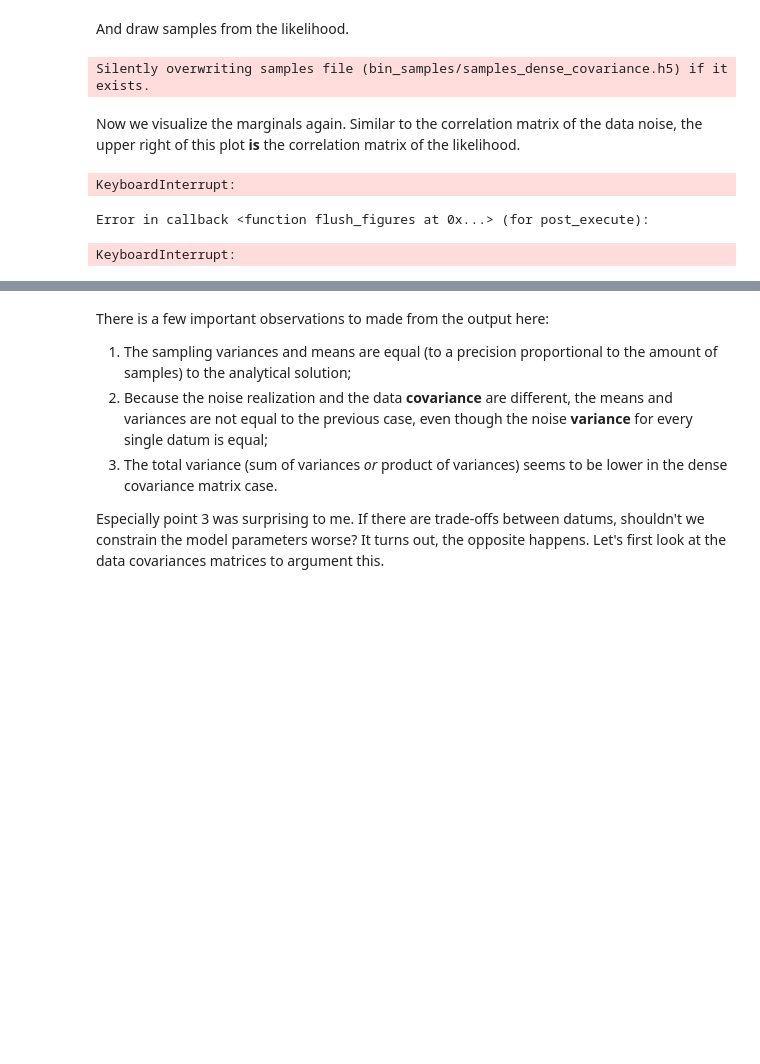
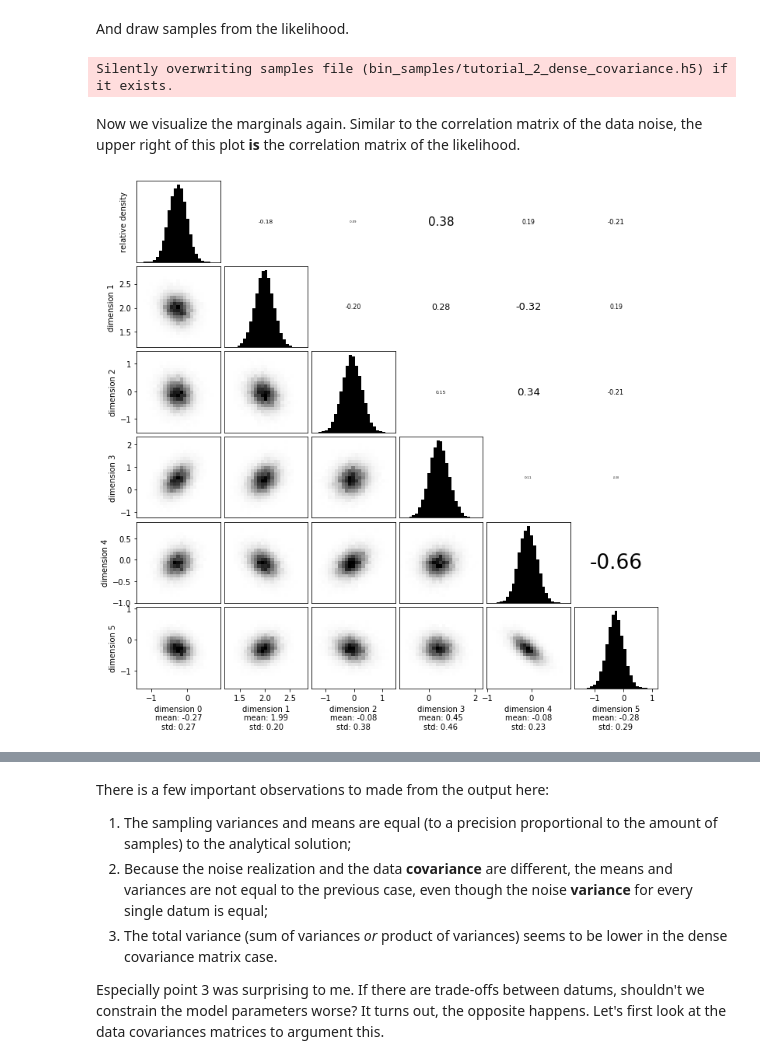
Before and after one commit to larsgeb/hmclab, a Jupyter notebook: examples/notebooks/2 - Gaussian inverse problems - sparse forward operator.ipynb, the cells around one changed output, grey strips where cells are left out. Saved outputs shown, nothing was run; the diff lists cells and outputs as text; code cells hidden in the pictures; blank space fills up the shorter version.

```diff
--- a/examples/notebooks/2 - Gaussian inverse problems - sparse forward operator.ipynb
+++ b/examples/notebooks/2 - Gaussian inverse problems - sparse forward operator.ipynb
@@ -349,11 +340,10 @@ dense_MEAN = dense_COV @ G.T @ inv_data_cov @ dense_d_obs
 # %% [markdown]
 And draw samples from the likelihood.
 # %%
-hmc_sampler = hmc_tomography.Samplers.HMC()
-hmc_sampler.sample(
+HMC.sample(
     likelihood,
-    hmc_tomography.MassMatrices.Unit(likelihood.dimensions),
-    "bin_samples/samples_dense_covariance.h5",
+    "bin_samples/tutorial_2_dense_covariance.h5",
+    mass_matrix=hmc_tomography.MassMatrices.Unit(likelihood.dimensions),
     proposals=20000,
     integration_steps=40,
     time_step=0.05,
@@ -362,31 +352,33 @@ hmc_sampler.sample(
     initial_model=m_true,
 )
 # %% [output]
-Silently overwriting samples file (bin_samples/samples_dense_covariance.h5) if it exists.
+Silently overwriting samples file (bin_samples/tutorial_2_dense_covariance.h5) if it exists.
 # %% [markdown]
 Now we visualize the marginals again. Similar to the correlation matrix of the data noise, the upper right of this plot **is** the correlation matrix of the likelihood.
 # %%
-with hmc_tomography.Post.Samples("bin_samples/samples_dense_covariance.h5", burn_in=100) as samples:
+with hmc_tomography.Post.Samples(
+    "bin_samples/tutorial_2_dense_covariance.h5", burn_in=100
+) as samples:
 
     hmc_tomography.Post.Visualization.marginal_grid(
-        samples, [0, 1, 2, 3, 4, 5], figsize=(12, 12)  # Mind the ZERO INDEXED dimensions.
+        samples,
+        [0, 1, 2, 3, 4, 5],
+        figsize=(12, 12),  # Mind the ZERO INDEXED dimensions.
     )
 
     sampling_dense_MEAN = numpy.mean(samples[:-1, :], axis=1)
 
     sampling_dense_COV = numpy.cov(samples[:-1, :])
 
     sampling_dense_SIGMA = numpy.diag(numpy.diag(sampling_dense_COV) ** 0.5)
 
     sampling_dense_COR = (
         numpy.linalg.inv(sampling_dense_SIGMA)
         @ sampling_dense_COV
         @ numpy.linalg.inv(sampling_dense_SIGMA)
     )
 # %% [output]
-KeyboardInterrupt:
-Error in callback <function flush_figures at 0x...> (for post_execute):
-KeyboardInterrupt:
+[figure, added]
 # %%
 fig, ax = plt.subplots(figsize=(12, 6))
 
```
Also changed, not shown: parts of 29 cells of this notebook, 5 other files.
